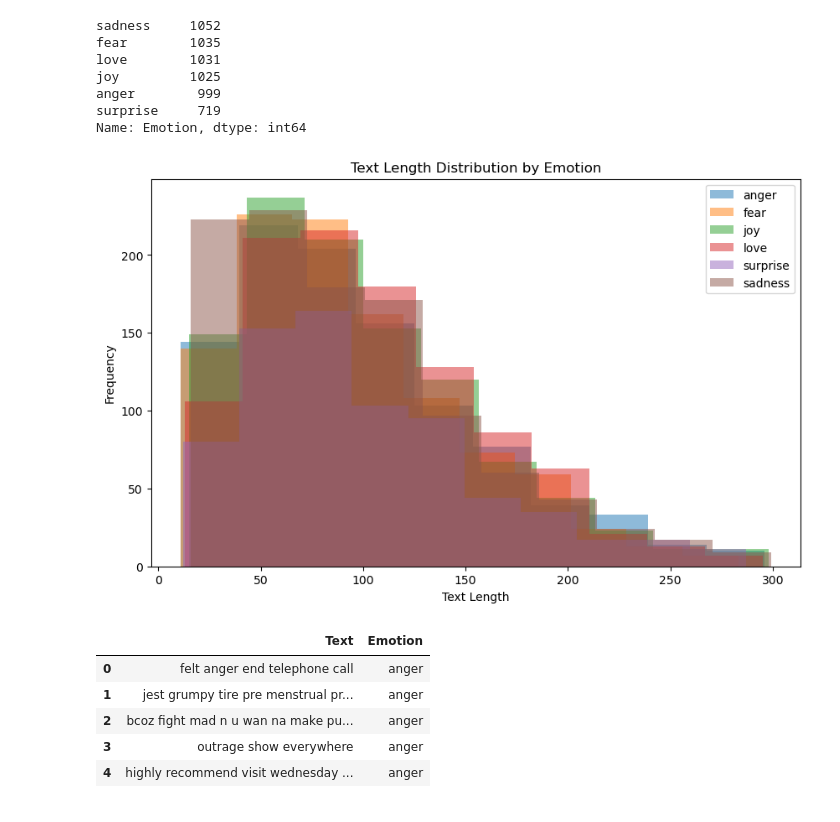
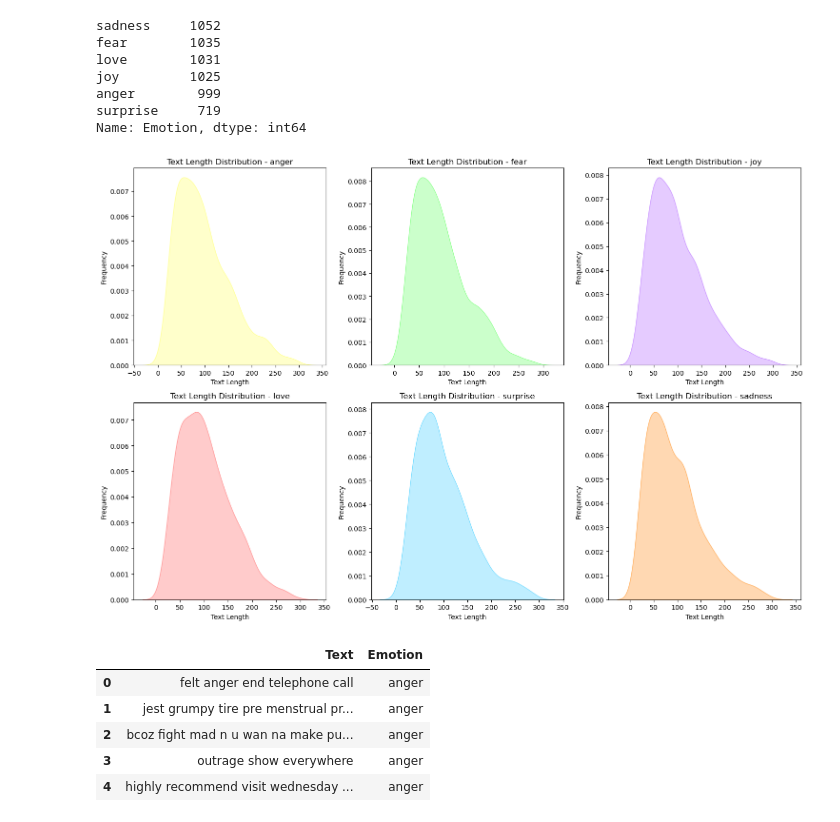
Before and after one commit to ahmedembeddedx/Emotion_Sentiment_Analysis_and_Predictive_Model, a Jupyter notebook: Emotion Detection/notebook.ipynb, the cells around one changed output. Drawn from its saved outputs; the diff is of its cells as text; code cells hidden in the pictures.

```diff
--- a/Emotion Detection/notebook.ipynb
+++ b/Emotion Detection/notebook.ipynb
@@ -86,22 +87,31 @@ anger        999
 surprise     719
 Name: Emotion, dtype: int64
 # %%
+import seaborn as sns
+import matplotlib.pyplot as plt
+
 data['Text_Length'] = data['Text'].apply(len)
-emotions=data['Emotion'].unique()
+emotions = data['Emotion'].unique()
 
-plt.figure(figsize=(10, 6))
-for emotion in emotions:
-    plt.hist(data[data['Emotion'] == emotion]['Text_Length'], alpha=0.5, label=emotion)
+plt.figure(figsize=(15, 10))
 
+# Define the number of rows and columns for subplots
+rows = 2
+cols = 3
 
-plt.title('Text Length Distribution by Emotion')
-plt.xlabel('Text Length')
-plt.ylabel('Frequency')
-plt.legend()
+for i, emotion in enumerate(emotions, 1):
+    plt.subplot(rows, cols, i)
+    sns.kdeplot(data[data['Emotion'] == emotion]['Text_Length'], label=emotion, fill=True, alpha=0.5, color=colors[i-1])
+    plt.title(f'Text Length Distribution - {emotion}')
+    plt.xlabel('Text Length')
+    plt.ylabel('Frequency')
+
+plt.tight_layout()
 plt.show()
-data=data.drop('Text_Length', axis=1)
+
+data = data.drop('Text_Length', axis=1)
 # %% [output]
-[figure, old version]
+[figure, new version]
 # %%
 def data_preprocessing(text):
     t=""
```
Also changed, not shown: parts of 7 cells of this notebook.
